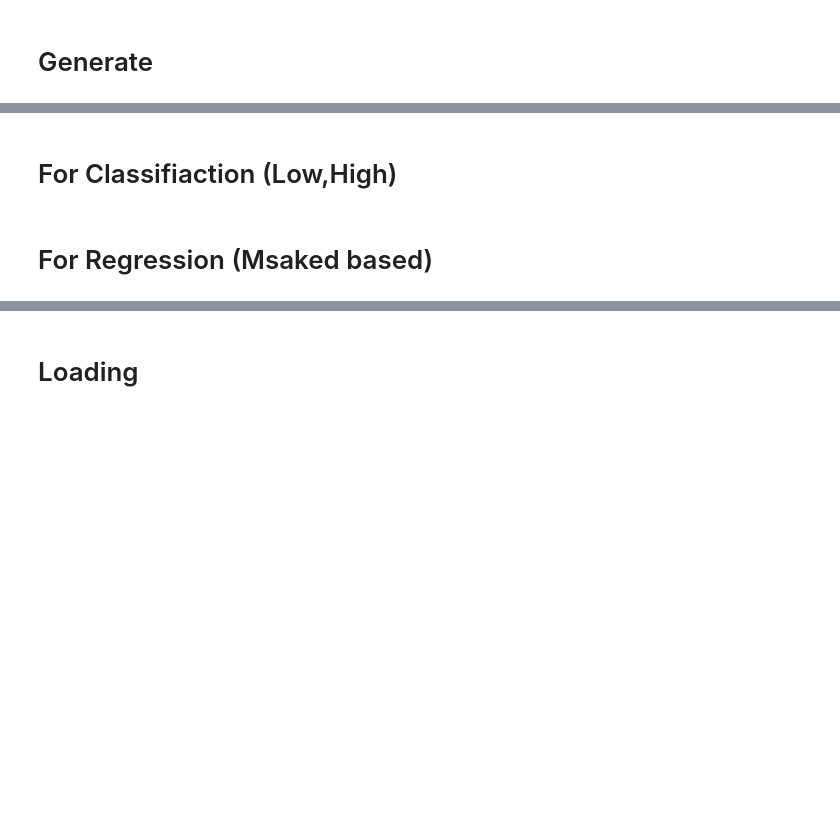
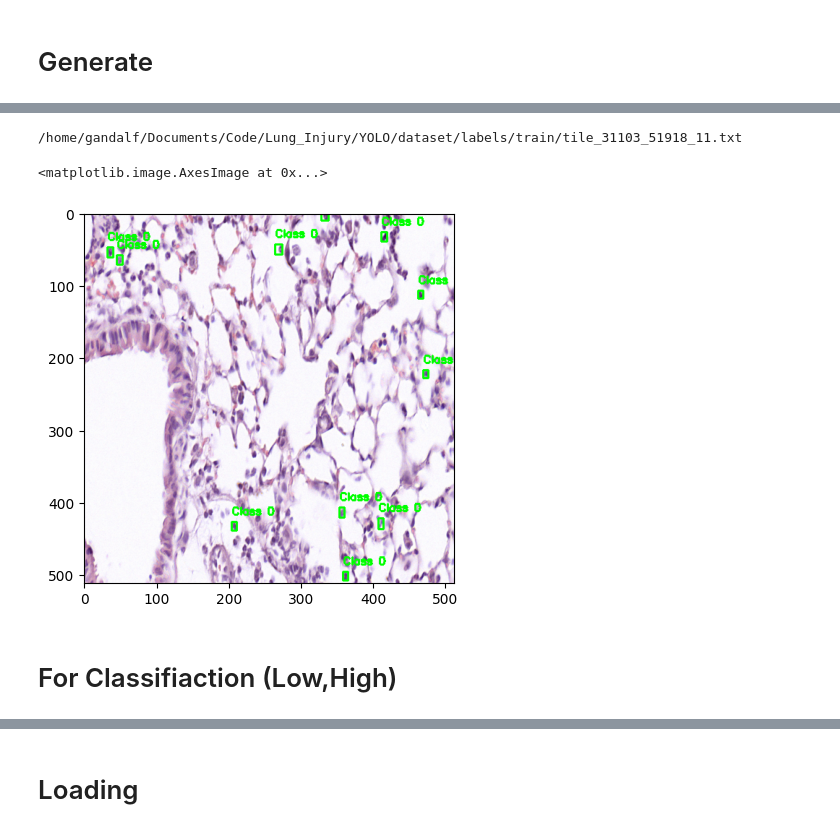
Before and after one commit to merlab/LungHistoNet, a Jupyter notebook: Date Prepration/prepare_data.ipynb, the cells around one changed output, grey strips where cells are left out. Cells and saved outputs as stored; diff of their text form; code cells hidden in the pictures; blank space fills up the shorter version.

```diff
--- a/Date Prepration/prepare_data.ipynb
+++ b/Date Prepration/prepare_data.ipynb
@@ -14,3 +144,57 @@ To enable the following instructions: SSE4.1 SSE4.2 AVX AVX2 AVX_VNNI FMA, in ot
+# %%
+import os
+import cv2
+import random
+import matplotlib.pyplot as plt
+
+
+images_dir = os.path.expanduser("~/Documents/Code/Lung_Injury/YOLO/dataset/images/train")
+labels_dir = os.path.expanduser("~/Documents/Code/Lung_Injury/YOLO/dataset/labels/train")
+
+image_files = [f for f in os.listdir(images_dir) if f.endswith(".png") or f.endswith(".jpg")]
+if not image_files:
+    print("No images found in the directory.")
+    exit()
+
+random_image_file = random.choice(image_files)
+random_image_path = os.path.join(images_dir, random_image_file)
+random_label_path = os.path.join(labels_dir, random_image_file.replace(".png", ".txt").replace(".jpg", ".txt"))
+
+
+print(random_label_path)
+image = cv2.imread(random_image_path)
+if image is None:
+    print(f"Failed to load image: {random_image_path}")
+    exit()
+
+image_height, image_width, _ = image.shape
+
+with open(random_label_path, "r") as f:
+    annotations = f.readlines()
+
+for annotation in annotations:
+    parts = annotation.strip().split()
+    if len(parts) == 5:
+        class_id, x_center, y_center, width, height = map(float, parts)
+
+        x_center *= image_width
+        y_center *= image_height
+        width *= image_width
+        height *= image_height
+
+        x0 = int(x_center - width / 2)
+        y0 = int(y_center - height / 2)
+        x1 = int(x_center + width / 2)
+        y1 = int(y_center + height / 2)
+
+        cv2.rectangle(image, (x0, y0), (x1, y1), (0, 255, 0), 2)
+        cv2.putText(image, f"Class {int(class_id)}", (x0, y0 - 10), cv2.FONT_HERSHEY_SIMPLEX, 0.5, (0, 255, 0), 2)
+
+plt.imshow(cv2.cvtColor(image, cv2.COLOR_BGR2RGB))
+# %% [output]
+/home/gandalf/Documents/Code/Lung_Injury/YOLO/dataset/labels/train/tile_31103_51918_11.txt
+<matplotlib.image.AxesImage at 0x...>
+[figure, added]
 # %% [markdown]
 # For Classifiaction (Low,High)
 # %%
@@ -52,5 +236,3 @@ for subfolder in os.listdir(PATH_TO_COORDS):
                 output_file_name = f"{base_name}_{label}.png"
                 output_file_path = os.path.join(generated_subfolder_path, output_file_name)
                 resized_img.save(output_file_path)
-# %% [markdown]
-# For Regression (Msaked based)
```
Also changed, not shown: parts of 10 cells of this notebook, 3 other files.
